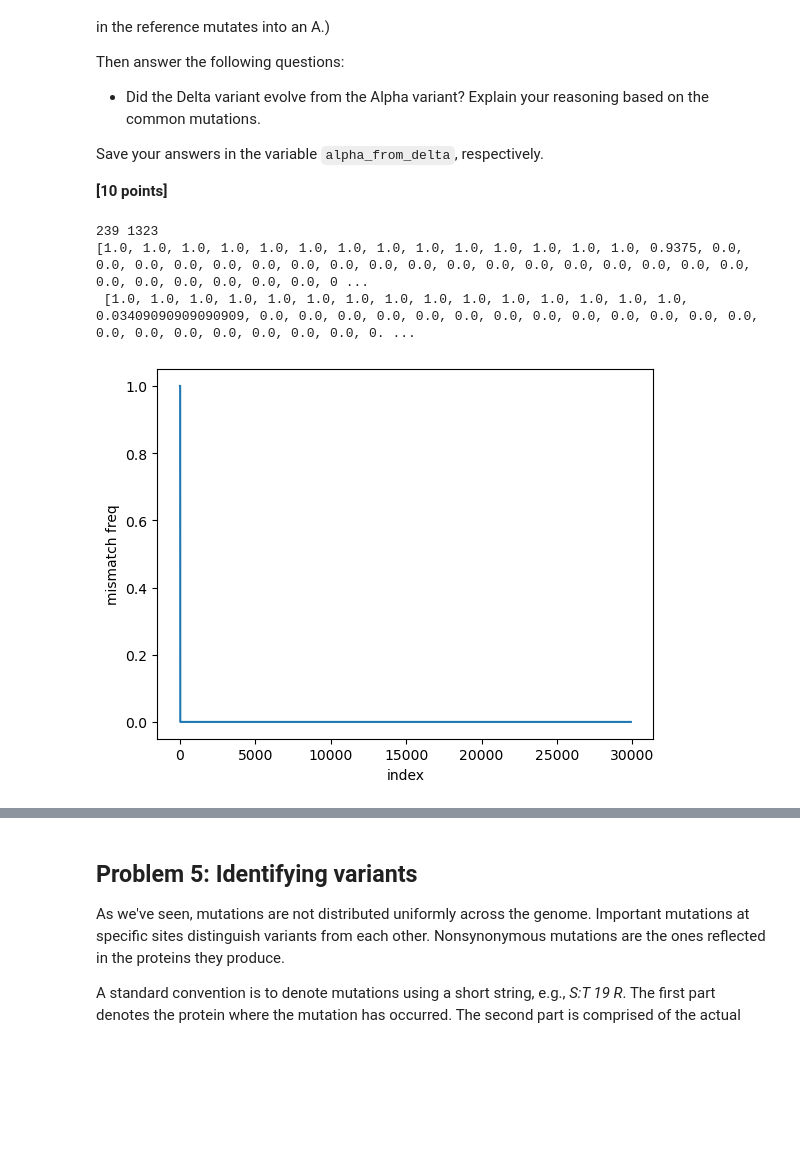
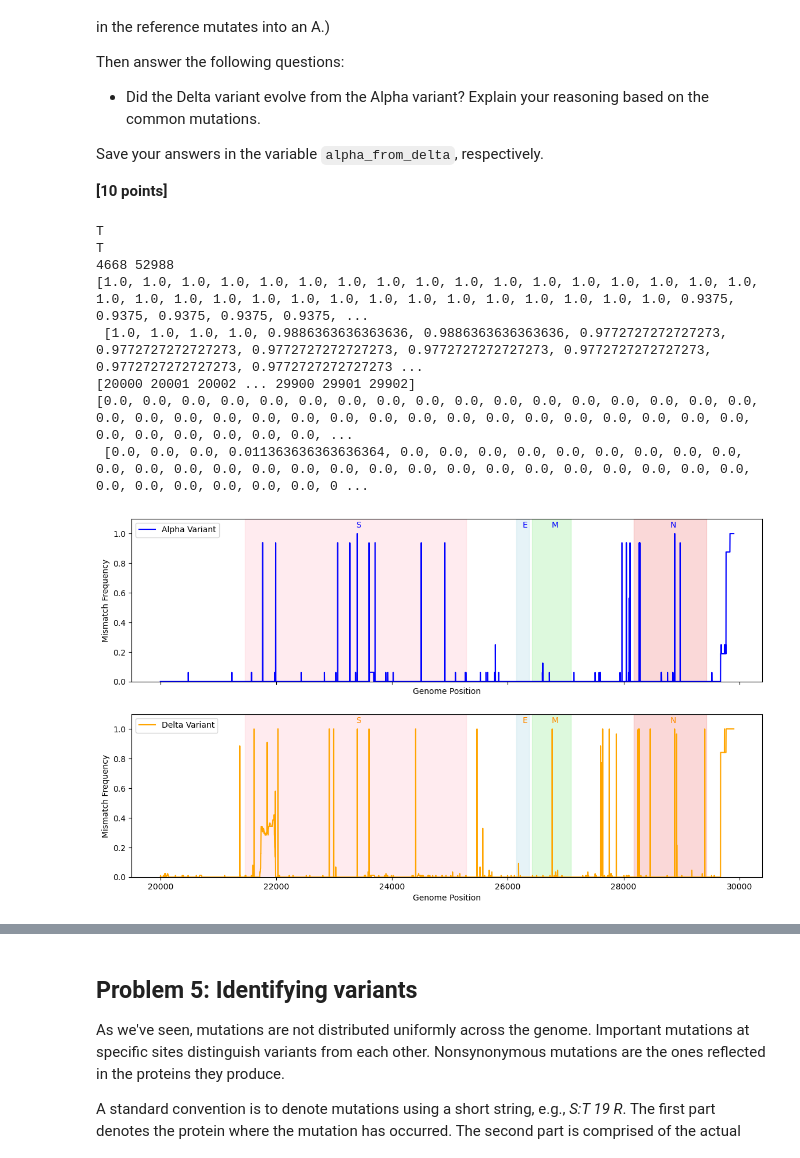
Before and after one commit to zoexbrookes/assign_viral_evo, a Jupyter notebook: assign_viral_evo-master/viral_evo_workbook.ipynb, the cells around one changed output, grey strips where cells are left out. Saved outputs shown, nothing was run; the diff lists cells and outputs as text; code cells hidden in the pictures; blank space fills up the shorter version.

```diff
--- a/assign_viral_evo-master/viral_evo_workbook.ipynb
+++ b/assign_viral_evo-master/viral_evo_workbook.ipynb
@@ -239,38 +247,78 @@ delta_variants =  ["EPI_ISL_1904460", "EPI_ISL_1904466", "EPI_ISL_1904469", "EPI
                    "EPI_ISL_2633525", "EPI_ISL_2786933", "EPI_ISL_2811809", "EPI_ISL_2695796", "EPI_ISL_2650470",
                    "EPI_ISL_2811992", "EPI_ISL_2695794", "EPI_ISL_2695799", "EPI_ISL_3281261", "EPI_ISL_3186692",
                    "EPI_ISL_3186471", "EPI_ISL_3186636", "EPI_ISL_3186262", "EPI_ISL_3186487", "EPI_ISL_3280996",
                    "EPI_ISL_3305513", "EPI_ISL_3072100", "EPI_ISL_6757593", "EPI_ISL_3426420", "EPI_ISL_3539677",
                    "EPI_ISL_4055434", "EPI_ISL_3834282", "EPI_ISL_3643716", "EPI_ISL_3501929", "EPI_ISL_5535311",
                    "EPI_ISL_3502476", "EPI_ISL_3502311", "EPI_ISL_3834174", "EPI_ISL_9964573", "EPI_ISL_4747964",
                    "EPI_ISL_4205585", "EPI_ISL_4552276", "EPI_ISL_4205719", "EPI_ISL_4205539", "EPI_ISL_5689721",
                    "EPI_ISL_4205197", "EPI_ISL_4552130", "EPI_ISL_4747905", "EPI_ISL_5347813", "EPI_ISL_5534640",
                    "EPI_ISL_5936432", "EPI_ISL_5778590", "EPI_ISL_5534654", "EPI_ISL_5778467", "EPI_ISL_5778492",
                    "EPI_ISL_6252077", "EPI_ISL_5535134", "EPI_ISL_5305653", "EPI_ISL_7264600", "EPI_ISL_6585779",
                    "EPI_ISL_6586228", "EPI_ISL_6251927", "EPI_ISL_6585956", "EPI_ISL_7264849", "EPI_ISL_6586173",
                    "EPI_ISL_6586136", "EPI_ISL_7264591", "EPI_ISL_6757382", "EPI_ISL_7621131", "EPI_ISL_7621166",
                    "EPI_ISL_8901286", "EPI_ISL_7748984", "EPI_ISL_7621531", "EPI_ISL_7621692", "EPI_ISL_7621124",
                    "EPI_ISL_7748623", "EPI_ISL_7748687", "EPI_ISL_7621974", "EPI_ISL_8901160", "EPI_ISL_10116719",
                    "EPI_ISL_8901318", "EPI_ISL_8901337", "EPI_ISL_10116652", "EPI_ISL_8900986", "EPI_ISL_8901124",
                    "EPI_ISL_8901168", "EPI_ISL_8901097", "EPI_ISL_10116931"]
 
 from helper_functions import mismatch_helper
 
 with Entrez.efetch(db="nucleotide", id="NC_045512.2", rettype="fasta") as handle:
     ref = SeqIO.read(handle, "fasta")
     ref_seq = str(ref.seq).upper()
 
 a_mismatch, a_index_mismatches = mismatch_helper(ref_seq, alpha_variants)
 d_mismatch, d_index_mismatches = mismatch_helper(ref_seq, delta_variants)
 
 print (a_mismatch, d_mismatch)
 print (a_index_mismatches, "\n",d_index_mismatches)
 
-plt.scatter(a_index_mismatches)
-plt.xlabel("index")
-plt.ylabel("mismatch freq")
-plt.show()
+genome_len = len(ref_seq)
+x_indices = np.arange(20000, genome_len)
+
+print(x_indices)
+
+alpha_y = a_index_mismatches[20000:]
+delta_y = d_index_mismatches[20000:]
+
+print(alpha_y, "\n", delta_y)
+
+fig, (ax1, ax2) = plt.subplots(2, 1, figsize=(14,8), sharex=True)
+
+ax1.plot(x_indices, alpha_y, color='blue', label='Alpha Variant')
+ax1.set_ylim(0.0, 1.1)
+ax1.set_xlabel('Genome Position')
+ax1.set_ylabel('Mismatch Frequency')
+ax1.legend()
+
+ax2.plot(x_indices, delta_y, color='orange', label='Delta Variant')
+ax2.set_ylim(0.0, 1.1)
+ax2.set_xlabel('Genome Position')
+ax2.set_ylabel('Mismatch Frequency')
+ax2.legend()
+
+gene_colours = {
+    'S': "pink",
+    'E': "lightblue",
+    'M': "lightgreen",
+    'N': "lightcoral"
+}
+
+for genes in gene_locations:
+    start, end = gene_locations[genes]
+    ax1.axvspan(start, end, color=gene_colours[genes], alpha=0.3)
+    ax1.text(0.5 * (start + end), 1.04, genes, fontsize=10, color="blue")
+    ax2.axvspan(start, end, color=gene_colours[genes], alpha=0.3)
+    ax2.text(0.5 * (start + end), 1.04, genes, fontsize=10, color="darkorange")
+
+plt.savefig("problem3.svg", format  = "svg")
 # %% [output]
-239 1323
-[1.0, 1.0, 1.0, 1.0, 1.0, 1.0, 1.0, 1.0, 1.0, 1.0, 1.0, 1.0, 1.0, 1.0, 0.9375, 0.0, 0.0, 0.0, 0.0, 0.0, 0.0, 0.0, 0.0, 0.0, 0.0, 0.0, 0.0, 0.0, 0.0, 0.0, 0.0, 0.0, 0.0, 0.0, 0.0, 0.0, 0.0, 0.0, 0.0, 0 ...
- [1.0, 1.0, 1.0, 1.0, 1.0, 1.0, 1.0, 1.0, 1.0, 1.0, 1.0, 1.0, 1.0, 1.0, 1.0, 0.03409090909090909, 0.0, 0.0, 0.0, 0.0, 0.0, 0.0, 0.0, 0.0, 0.0, 0.0, 0.0, 0.0, 0.0, 0.0, 0.0, 0.0, 0.0, 0.0, 0.0, 0.0, 0. ...
+T
+T
+4668 52988
+[1.0, 1.0, 1.0, 1.0, 1.0, 1.0, 1.0, 1.0, 1.0, 1.0, 1.0, 1.0, 1.0, 1.0, 1.0, 1.0, 1.0, 1.0, 1.0, 1.0, 1.0, 1.0, 1.0, 1.0, 1.0, 1.0, 1.0, 1.0, 1.0, 1.0, 1.0, 1.0, 0.9375, 0.9375, 0.9375, 0.9375, 0.9375, ...
+ [1.0, 1.0, 1.0, 1.0, 0.9886363636363636, 0.9886363636363636, 0.9772727272727273, 0.9772727272727273, 0.9772727272727273, 0.9772727272727273, 0.9772727272727273, 0.9772727272727273, 0.9772727272727273 ...
+[20000 20001 20002 ... 29900 29901 29902]
+[0.0, 0.0, 0.0, 0.0, 0.0, 0.0, 0.0, 0.0, 0.0, 0.0, 0.0, 0.0, 0.0, 0.0, 0.0, 0.0, 0.0, 0.0, 0.0, 0.0, 0.0, 0.0, 0.0, 0.0, 0.0, 0.0, 0.0, 0.0, 0.0, 0.0, 0.0, 0.0, 0.0, 0.0, 0.0, 0.0, 0.0, 0.0, 0.0, 0.0, ...
+ [0.0, 0.0, 0.0, 0.011363636363636364, 0.0, 0.0, 0.0, 0.0, 0.0, 0.0, 0.0, 0.0, 0.0, 0.0, 0.0, 0.0, 0.0, 0.0, 0.0, 0.0, 0.0, 0.0, 0.0, 0.0, 0.0, 0.0, 0.0, 0.0, 0.0, 0.0, 0.0, 0.0, 0.0, 0.0, 0.0, 0.0, 0 ...
-[figure, old version]
+[figure, new version]
```
Also changed, not shown: parts of 6 cells of this notebook, 3 other files.
